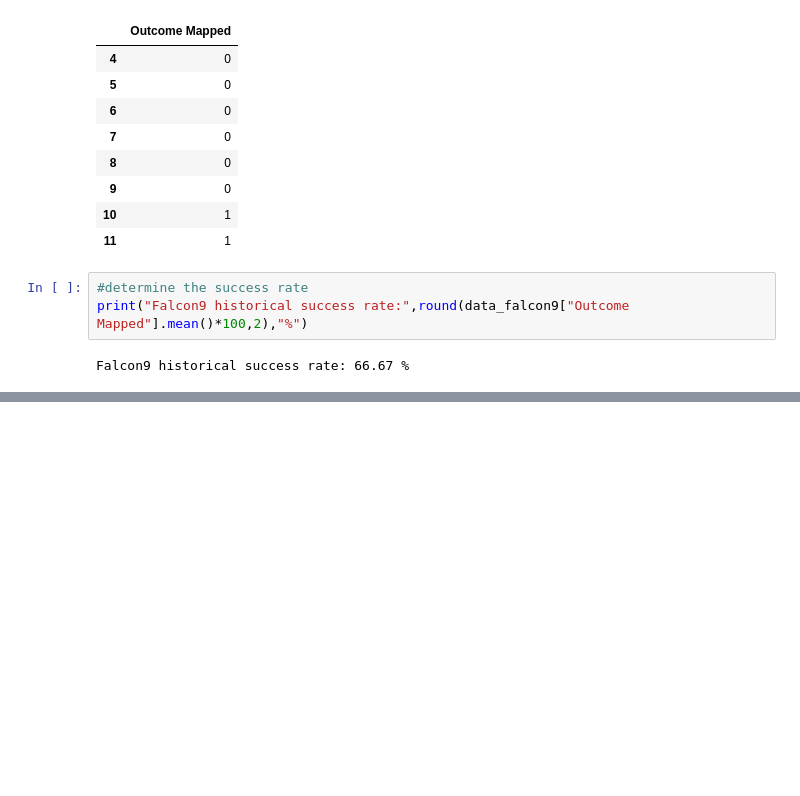
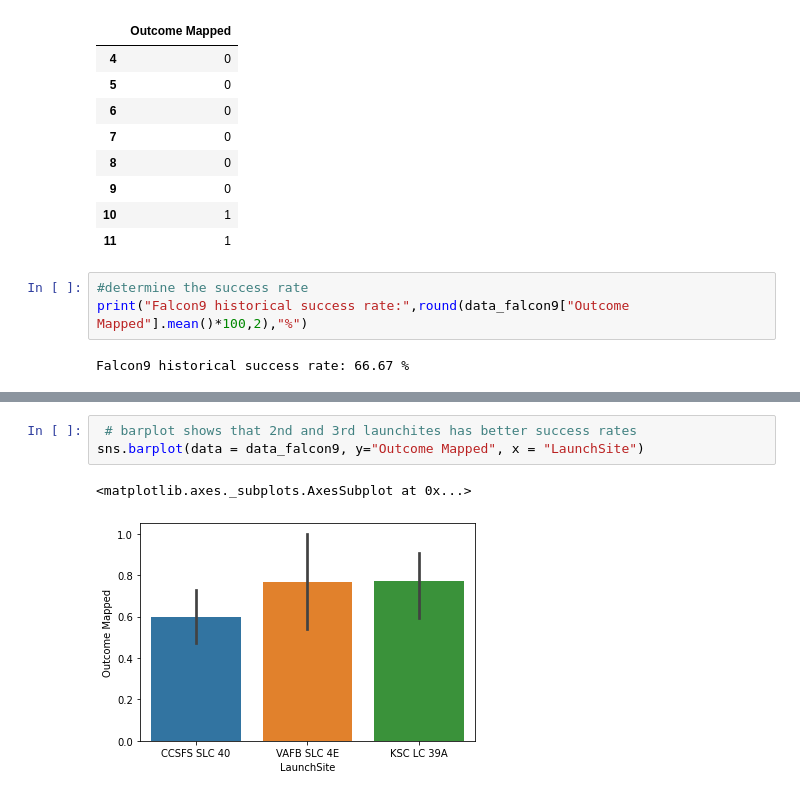
Before and after one commit to Reitnos/Falcon-Landing-Prediction, a Jupyter notebook: FalconLandingPrediction.ipynb, the cells around one changed output, grey strips where cells are left out. Cells and saved outputs as stored; diff of their text form; blank space fills up the shorter version.

```diff
--- a/FalconLandingPrediction.ipynb
+++ b/FalconLandingPrediction.ipynb
@@ -625,0 +643,6 @@ df.to_csv("dataset_part_2.csv",index = False)
+# %%
+ # barplot shows that 2nd and 3rd launchites has better success rates
+sns.barplot(data = data_falcon9, y="Outcome Mapped", x = "LaunchSite")
+# %% [output]
+<matplotlib.axes._subplots.AxesSubplot at 0x...>
+[figure, added]
```
Also changed, not shown: parts of 21 cells of this notebook.
